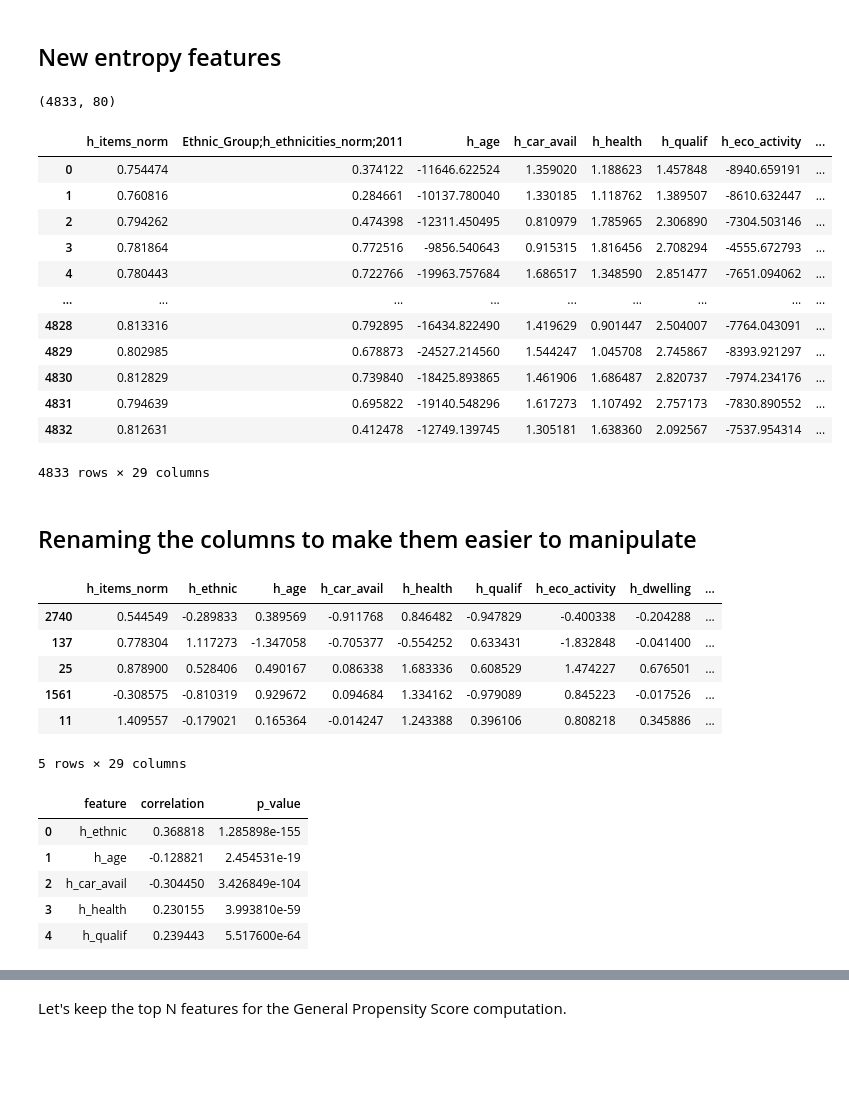
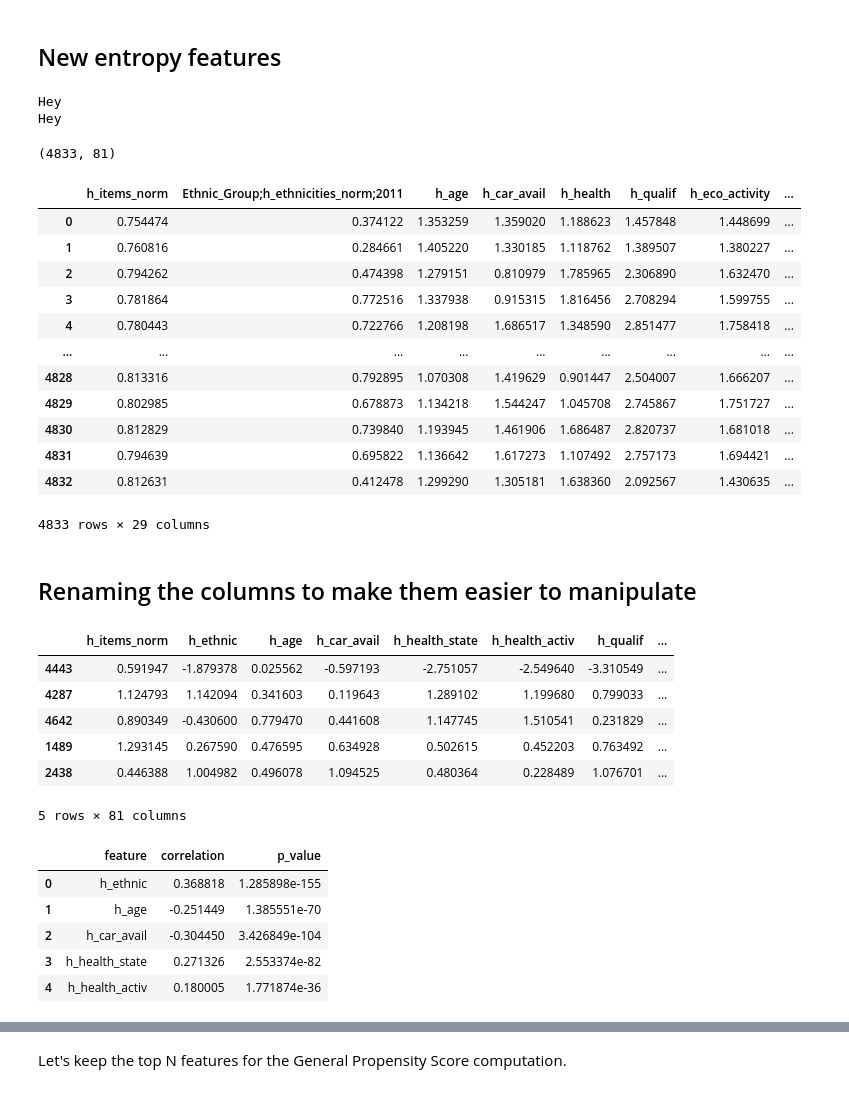
Before and after one commit to epfl-ada/ada-2020-project-milestone-p3-p3_enchiladas, a Jupyter notebook: Correlations_NB.ipynb, the cells around one changed output, grey strips where cells are left out. Saved outputs shown, nothing was run; the diff lists cells and outputs as text; code cells hidden in the pictures; blank space fills up the shorter version.

```diff
--- a/Correlations_NB.ipynb
+++ b/Correlations_NB.ipynb
@@ -195,6 +195,10 @@ def compute_entropies(df, f_col_list):
     n_col = len(f_col_list)
 
     h_df = pd.DataFrame()
+
+    if np.any(f_df > 1):
+        print('Hey')
+        f_df = f_df.div(f_df.sum(axis=1), axis=0)
 
     # compute intermediates values inside the sum of eq (12)
     for col in f_df.columns:
@@ -303,9 +307,10 @@ dwelling_col_list = ['Dwelling_type;Household_spaces_with_at_least_one_usual_res
 eco_activity_col_list = ['Economic_Activity;Economically_active:_Employee;2011',
                          'Economic_Activity;Economically_active:_Self-employed;2011',
                          'Economic_Activity;Economically_active:_Unemployed;2011',
-                         'Economic_Activity;Economically_active:_Full-time_student;2011',
-                         'Economic_Activity;Employment_Rate;2011',
-                         'Economic_Activity;Unemployment_Rate;2011']
+                         'Economic_Activity;Economically_active:_Full-time_student;2011'
+                         #'Economic_Activity;Employment_Rate;2011',
+                         #'Economic_Activity;Unemployment_Rate;2011'
+                        ]
 
 qualif_col_list = ['Qualifications;ratio_No_qualifications;2011',
                    'Qualifications;ratio_Highest_level_of_qualification:_Level_1_qualifications;2011',
@@ -316,12 +321,13 @@ qualif_col_list = ['Qualifications;ratio_No_qualifications;2011',
                    'Qualifications;ratio_Highest_level_of_qualification:_Other_qualifications;2011',
                    'Qualifications;ratio_Schoolchildren_and_full-time_students:_Age_18_and_over;2011']
 
-health_col_list = ['Health;Day-to-day_activities_limited_a_lot_(ratio);2011',
-                   'Health;Day-to-day_activities_limited_a_little_(ratio);2011',
-                   'Health;Day-to-day_activities_not_limited_(ratio);2011',
-                   'Health;Very_good_or_Good_health_(ratio);2011',
-                   'Health;Fair_health_(ratio);2011',
-                   'Health;Bad_or_Very_Bad_health_(ratio);2011']
+health_activ_col_list = ['Health;Day-to-day_activities_limited_a_lot_(ratio);2011',
+                         'Health;Day-to-day_activities_limited_a_little_(ratio);2011',
+                         'Health;Day-to-day_activities_not_limited_(ratio);2011']
+
+health_state_col_list = ['Health;Very_good_or_Good_health_(ratio);2011',
+                         'Health;Fair_health_(ratio);2011',
+                         'Health;Bad_or_Very_Bad_health_(ratio);2011']
 
 car_avail_col_list = ['Car_or_van_availability;No_cars_or_vans_in_household_(ratio);2011',
                       'Car_or_van_availability;1_car_or_van_in_household_(ratio);2011',
@@ -339,7 +345,8 @@ h_tenure, h_tenure_norm = compute_entropies(filtered_df, tenure_col_list)
 h_dwelling, h_dwelling_norm = compute_entropies(filtered_df, dwelling_col_list)
 h_eco_activity, h_eco_activity_norm = compute_entropies(filtered_df, eco_activity_col_list)
 h_qualif, h_qualif_norm = compute_entropies(filtered_df, qualif_col_list)
-h_health, h_health_norm = compute_entropies(filtered_df, health_col_list)
+h_health_activ, h_health_activ_norm = compute_entropies(filtered_df, health_activ_col_list)
+h_health_state, h_health_state_norm = compute_entropies(filtered_df, health_state_col_list)
 h_car_avail, h_car_avail_norm = compute_entropies(filtered_df, car_avail_col_list)
 h_age, h_age_norm = compute_entropies(filtered_df, age_col_list)
 
@@ -353,47 +360,53 @@ filtered_df.insert(new_h_idx, 'h_tenure', h_tenure.tolist(), True)
 filtered_df.insert(new_h_idx, 'h_dwelling', h_dwelling.tolist(), True)
 filtered_df.insert(new_h_idx, 'h_eco_activity', h_eco_activity.tolist(), True)
 filtered_df.insert(new_h_idx, 'h_qualif', h_qualif.tolist(), True)
-filtered_df.insert(new_h_idx, 'h_health', h_health.tolist(), True)
+filtered_df.insert(new_h_idx, 'h_health_activ', h_health_activ.tolist(), True)
+filtered_df.insert(new_h_idx, 'h_health_state', h_health_state.tolist(), True)
 filtered_df.insert(new_h_idx, 'h_car_avail', h_car_avail.tolist(), True)
 filtered_df.insert(new_h_idx, 'h_age', h_age.tolist(), True)
 
 
 filtered_df.shape
 # %% [output]
-(4833, 80)
+Hey
+Hey
+(4833, 81)
 # %%
+"""
 to_remove = ['Household_Composition;',
              'Household_Language;',
              'Religion;',
              'Tenure;',
              'Dwelling_type;',
-             'Economic_Activity;',
+             'Economic_Activity;Economically',
+             'Economic_Activity;Unemployment',
              'Qualifications;',
              'Health;',
              'Car_or_van_availability;',
              'transaction_days']
 
 to_drop = []
 for col in filtered_df.columns:
     for sub in to_remove:
         if(sub in col):
             to_drop.append(col)
 filtered_df.drop(to_drop, axis=1, inplace=True)
 
 filtered_df
+"""
 # %% [output]
 |  | h_items_norm | Ethnic_Group;h_ethnicities_norm;2011 | h_age | h_car_avail | h_health | h_qualif | h_eco_activity | ... |
-| 0 | 0.754474 | 0.374122 | -11646.622524 | 1.359020 | 1.188623 | 1.457848 | -8940.659191 | ... |
-| 1 | 0.760816 | 0.284661 | -10137.780040 | 1.330185 | 1.118762 | 1.389507 | -8610.632447 | ... |
-| 2 | 0.794262 | 0.474398 | -12311.450495 | 0.810979 | 1.785965 | 2.306890 | -7304.503146 | ... |
-| 3 | 0.781864 | 0.772516 | -9856.540643 | 0.915315 | 1.816456 | 2.708294 | -4555.672793 | ... |
-| 4 | 0.780443 | 0.722766 | -19963.757684 | 1.686517 | 1.348590 | 2.851477 | -7651.094062 | ... |
+| 0 | 0.754474 | 0.374122 | 1.353259 | 1.359020 | 1.188623 | 1.457848 | 1.448699 | ... |
+| 1 | 0.760816 | 0.284661 | 1.405220 | 1.330185 | 1.118762 | 1.389507 | 1.380227 | ... |
+| 2 | 0.794262 | 0.474398 | 1.279151 | 0.810979 | 1.785965 | 2.306890 | 1.632470 | ... |
+| 3 | 0.781864 | 0.772516 | 1.337938 | 0.915315 | 1.816456 | 2.708294 | 1.599755 | ... |
+| 4 | 0.780443 | 0.722766 | 1.208198 | 1.686517 | 1.348590 | 2.851477 | 1.758418 | ... |
 | ... | ... | ... | ... | ... | ... | ... | ... | ... |
-| 4828 | 0.813316 | 0.792895 | -16434.822490 | 1.419629 | 0.901447 | 2.504007 | -7764.043091 | ... |
-| 4829 | 0.802985 | 0.678873 | -24527.214560 | 1.544247 | 1.045708 | 2.745867 | -8393.921297 | ... |
-| 4830 | 0.812829 | 0.739840 | -18425.893865 | 1.461906 | 1.686487 | 2.820737 | -7974.234176 | ... |
-| 4831 | 0.794639 | 0.695822 | -19140.548296 | 1.617273 | 1.107492 | 2.757173 | -7830.890552 | ... |
-| 4832 | 0.812631 | 0.412478 | -12749.139745 | 1.305181 | 1.638360 | 2.092567 | -7537.954314 | ... |
+| 4828 | 0.813316 | 0.792895 | 1.070308 | 1.419629 | 0.901447 | 2.504007 | 1.666207 | ... |
+| 4829 | 0.802985 | 0.678873 | 1.134218 | 1.544247 | 1.045708 | 2.745867 | 1.751727 | ... |
+| 4830 | 0.812829 | 0.739840 | 1.193945 | 1.461906 | 1.686487 | 2.820737 | 1.681018 | ... |
+| 4831 | 0.794639 | 0.695822 | 1.136642 | 1.617273 | 1.107492 | 2.757173 | 1.694421 | ... |
+| 4832 | 0.812631 | 0.412478 | 1.299290 | 1.305181 | 1.638360 | 2.092567 | 1.430635 | ... |
 4833 rows × 29 columns
 # %% [markdown]
 ## Renaming the columns to make them easier to manipulate
@@ -413,13 +426,13 @@ filtered_df = filtered_df.rename(columns={ \
 std_df = (filtered_df - filtered_df.mean()) / filtered_df.std()
 std_df.sample(5)
 # %% [output]
-|  | h_items_norm | h_ethnic | h_age | h_car_avail | h_health | h_qualif | h_eco_activity | h_dwelling | ... |
-| 2740 | 0.544549 | -0.289833 | 0.389569 | -0.911768 | 0.846482 | -0.947829 | -0.400338 | -0.204288 | ... |
-| 137 | 0.778304 | 1.117273 | -1.347058 | -0.705377 | -0.554252 | 0.633431 | -1.832848 | -0.041400 | ... |
-| 25 | 0.878900 | 0.528406 | 0.490167 | 0.086338 | 1.683336 | 0.608529 | 1.474227 | 0.676501 | ... |
-| 1561 | -0.308575 | -0.810319 | 0.929672 | 0.094684 | 1.334162 | -0.979089 | 0.845223 | -0.017526 | ... |
-| 11 | 1.409557 | -0.179021 | 0.165364 | -0.014247 | 1.243388 | 0.396106 | 0.808218 | 0.345886 | ... |
+|  | h_items_norm | h_ethnic | h_age | h_car_avail | h_health_state | h_health_activ | h_qualif | ... |
+| 4443 | 0.591947 | -1.879378 | 0.025562 | -0.597193 | -2.751057 | -2.549640 | -3.310549 | ... |
+| 4287 | 1.124793 | 1.142094 | 0.341603 | 0.119643 | 1.289102 | 1.199680 | 0.799033 | ... |
+| 4642 | 0.890349 | -0.430600 | 0.779470 | 0.441608 | 1.147745 | 1.510541 | 0.231829 | ... |
+| 1489 | 1.293145 | 0.267590 | 0.476595 | 0.634928 | 0.502615 | 0.452203 | 0.763492 | ... |
+| 2438 | 0.446388 | 1.004982 | 0.496078 | 1.094525 | 0.480364 | 0.228489 | 1.076701 | ... |
-5 rows × 29 columns
+5 rows × 81 columns
 # %%
 n_features = std_df.shape[1]
 
@@ -435,7 +448,7 @@ correl_df.head()
 # %% [output]
 |  | feature | correlation | p_value |
 | 0 | h_ethnic | 0.368818 | 1.285898e-155 |
-| 1 | h_age | -0.128821 | 2.454531e-19 |
+| 1 | h_age | -0.251449 | 1.385551e-70 |
 | 2 | h_car_avail | -0.304450 | 3.426849e-104 |
-| 3 | h_health | 0.230155 | 3.993810e-59 |
-| 4 | h_qualif | 0.239443 | 5.517600e-64 |
+| 3 | h_health_state | 0.271326 | 2.553374e-82 |
+| 4 | h_health_activ | 0.180005 | 1.771874e-36 |
```
Also changed, not shown: parts of 13 cells of this notebook.
